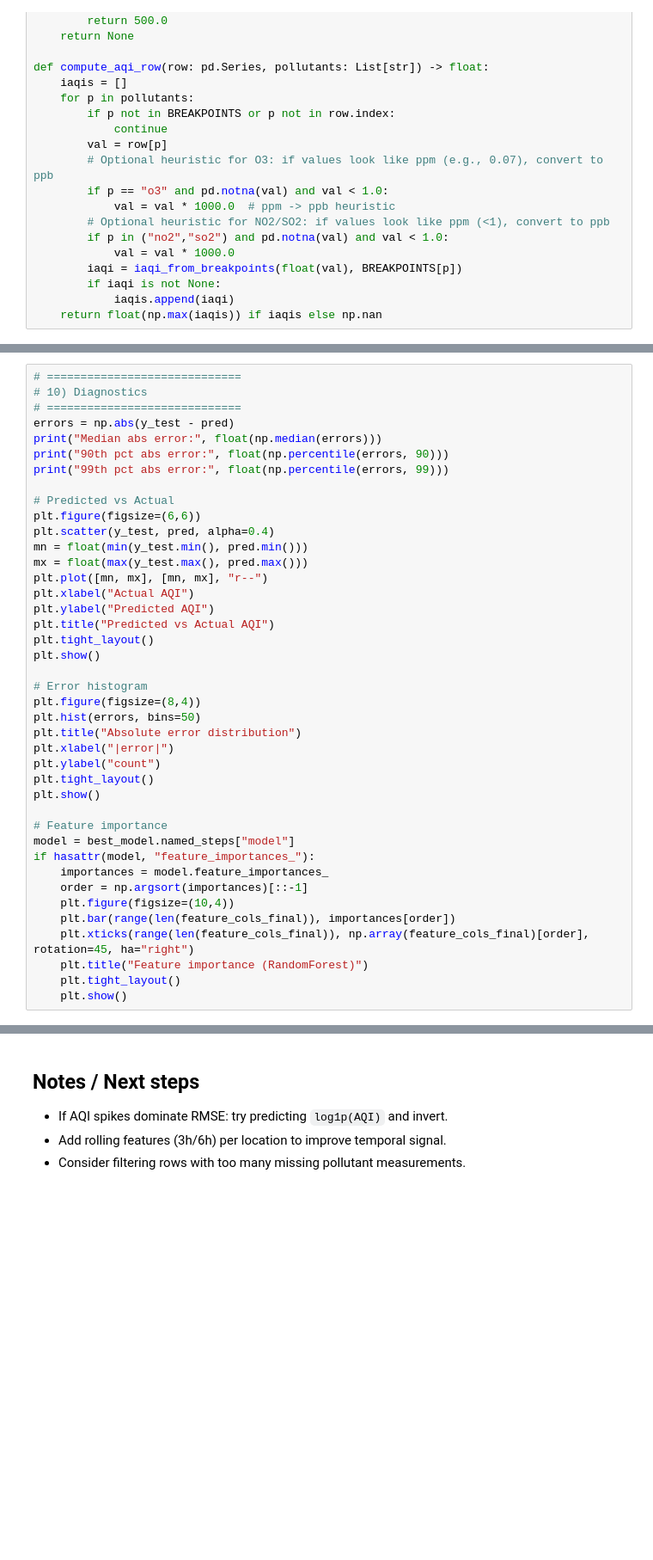
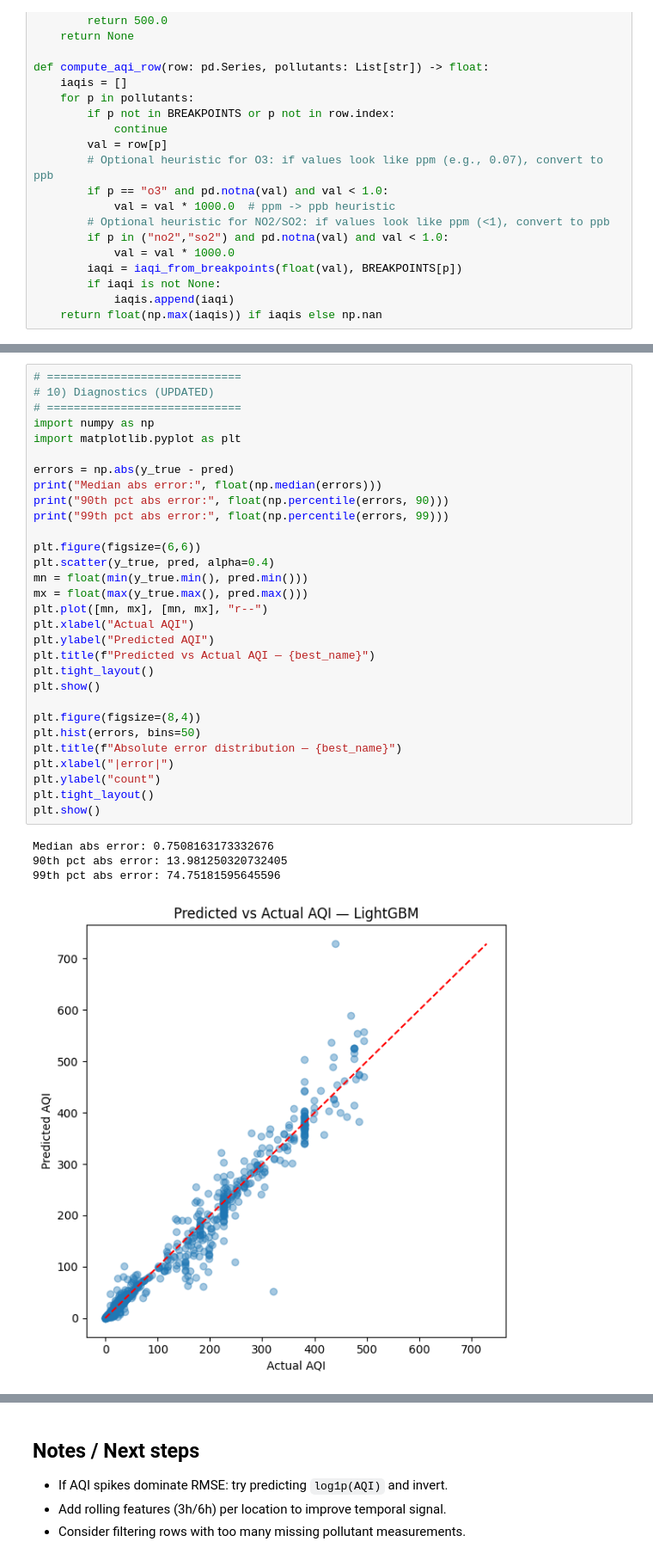
Before and after one commit to AshVenn/openaq-aqi-predictor, a Jupyter notebook: notebooks/OpenAQ_AQI_Full_Notebook_Colab.ipynb, the cells around one changed output, grey strips where cells are left out. Shown at 86% size. Drawn from its saved outputs; the diff is of its cells as text; blank space fills up the shorter version.

```diff
--- a/notebooks/OpenAQ_AQI_Full_Notebook_Colab.ipynb
+++ b/notebooks/OpenAQ_AQI_Full_Notebook_Colab.ipynb
@@ -378,41 +661,35 @@ print("Best params:", grid.best_params_)
 # %%
 # =============================
-# 10) Diagnostics
+# 10) Diagnostics (UPDATED)
 # =============================
-errors = np.abs(y_test - pred)
+import numpy as np
+import matplotlib.pyplot as plt
+
+errors = np.abs(y_true - pred)
 print("Median abs error:", float(np.median(errors)))
 print("90th pct abs error:", float(np.percentile(errors, 90)))
 print("99th pct abs error:", float(np.percentile(errors, 99)))
 
-# Predicted vs Actual
 plt.figure(figsize=(6,6))
-plt.scatter(y_test, pred, alpha=0.4)
-mn = float(min(y_test.min(), pred.min()))
-mx = float(max(y_test.max(), pred.max()))
+plt.scatter(y_true, pred, alpha=0.4)
+mn = float(min(y_true.min(), pred.min()))
+mx = float(max(y_true.max(), pred.max()))
 plt.plot([mn, mx], [mn, mx], "r--")
 plt.xlabel("Actual AQI")
 plt.ylabel("Predicted AQI")
-plt.title("Predicted vs Actual AQI")
+plt.title(f"Predicted vs Actual AQI — {best_name}")
 plt.tight_layout()
 plt.show()
 
-# Error histogram
 plt.figure(figsize=(8,4))
 plt.hist(errors, bins=50)
-plt.title("Absolute error distribution")
+plt.title(f"Absolute error distribution — {best_name}")
 plt.xlabel("|error|")
 plt.ylabel("count")
 plt.tight_layout()
 plt.show()
-
-# Feature importance
-model = best_model.named_steps["model"]
-if hasattr(model, "feature_importances_"):
-    importances = model.feature_importances_
-    order = np.argsort(importances)[::-1]
-    plt.figure(figsize=(10,4))
-    plt.bar(range(len(feature_cols_final)), importances[order])
-    plt.xticks(range(len(feature_cols_final)), np.array(feature_cols_final)[order], rotation=45, ha="right")
-    plt.title("Feature importance (RandomForest)")
-    plt.tight_layout()
-    plt.show()
+# %% [output]
+Median abs error: 0.7508163173332676
+90th pct abs error: 13.981250320732405
+99th pct abs error: 74.75181595645596
+[figure, added]
```
Also changed, not shown: parts of 11 cells of this notebook.
